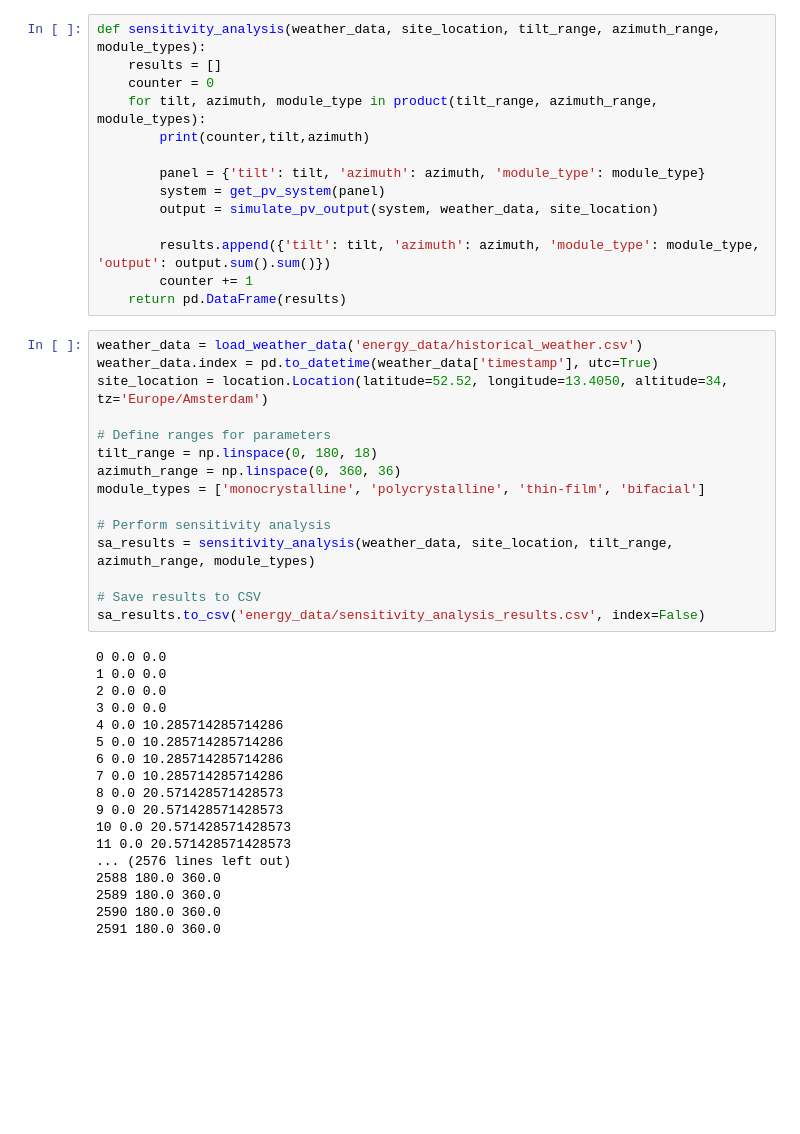
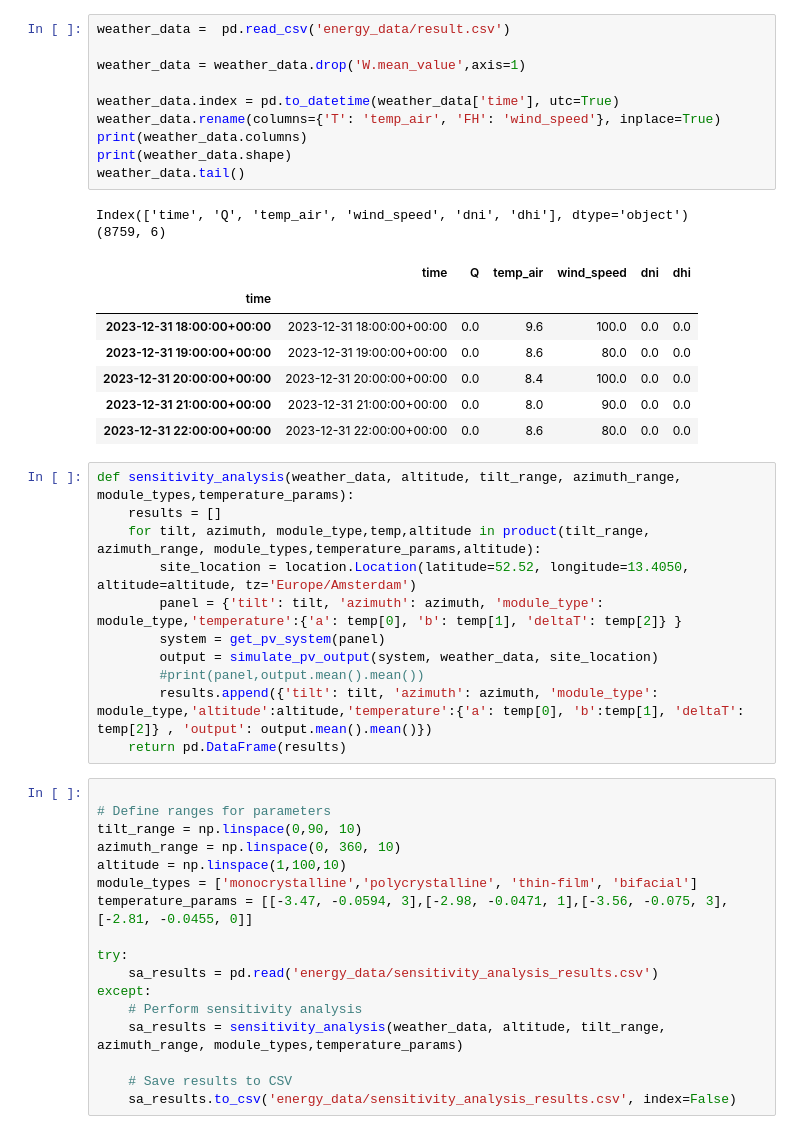
Before and after one commit to Tiburso/EnerVision, a Jupyter notebook: energy_prediction/sensitivity_analysis.ipynb, the cells around one changed output. Drawn from its saved outputs; the diff is of its cells as text; blank space fills up the shorter version.

```diff
--- a/energy_prediction/sensitivity_analysis.ipynb
+++ b/energy_prediction/sensitivity_analysis.ipynb
@@ -17,47 +61,48 @@ please provide us feedback at https://github.com/pandas-dev/pandas/issues/54466
+# %%
+weather_data =  pd.read_csv('energy_data/result.csv')
+
+weather_data = weather_data.drop('W.mean_value',axis=1)
+
+weather_data.index = pd.to_datetime(weather_data['time'], utc=True)
+weather_data.rename(columns={'T': 'temp_air', 'FH': 'wind_speed'}, inplace=True)
+print(weather_data.columns)
+print(weather_data.shape)
+weather_data.tail()
+# %% [output]
+Index(['time', 'Q', 'temp_air', 'wind_speed', 'dni', 'dhi'], dtype='object')
+(8759, 6)
+|  | time | Q | temp_air | wind_speed | dni | dhi |
+| time |  |  |  |  |  |  |
+| 2023-12-31 18:00:00+00:00 | 2023-12-31 18:00:00+00:00 | 0.0 | 9.6 | 100.0 | 0.0 | 0.0 |
+| 2023-12-31 19:00:00+00:00 | 2023-12-31 19:00:00+00:00 | 0.0 | 8.6 | 80.0 | 0.0 | 0.0 |
+| 2023-12-31 20:00:00+00:00 | 2023-12-31 20:00:00+00:00 | 0.0 | 8.4 | 100.0 | 0.0 | 0.0 |
+| 2023-12-31 21:00:00+00:00 | 2023-12-31 21:00:00+00:00 | 0.0 | 8.0 | 90.0 | 0.0 | 0.0 |
+| 2023-12-31 22:00:00+00:00 | 2023-12-31 22:00:00+00:00 | 0.0 | 8.6 | 80.0 | 0.0 | 0.0 |
 # %%
-def sensitivity_analysis(weather_data, site_location, tilt_range, azimuth_range, module_types):
+def sensitivity_analysis(weather_data, altitude, tilt_range, azimuth_range, module_types,temperature_params):
     results = []
-    counter = 0
-    for tilt, azimuth, module_type in product(tilt_range, azimuth_range, module_types):
-        print(counter,tilt,azimuth)
-
-        panel = {'tilt': tilt, 'azimuth': azimuth, 'module_type': module_type}
+    for tilt, azimuth, module_type,temp,altitude in product(tilt_range, azimuth_range, module_types,temperature_params,altitude):
+        site_location = location.Location(latitude=52.52, longitude=13.4050, altitude=altitude, tz='Europe/Amsterdam')
+        panel = {'tilt': tilt, 'azimuth': azimuth, 'module_type': module_type,'temperature':{'a': temp[0], 'b': temp[1], 'deltaT': temp[2]} }
         system = get_pv_system(panel)
         output = simulate_pv_output(system, weather_data, site_location)
-
-        results.append({'tilt': tilt, 'azimuth': azimuth, 'module_type': module_type, 'output': output.sum().sum()})
-        counter += 1
+        #print(panel,output.mean().mean())
+        results.append({'tilt': tilt, 'azimuth': azimuth, 'module_type': module_type,'altitude':altitude,'temperature':{'a': temp[0], 'b':temp[1], 'deltaT': temp[2]} , 'output': output.mean().mean()})
     return pd.DataFrame(results)
 # %%
-weather_data = load_weather_data('energy_data/historical_weather.csv')
-weather_data.index = pd.to_datetime(weather_data['timestamp'], utc=True)
-site_location = location.Location(latitude=52.52, longitude=13.4050, altitude=34, tz='Europe/Amsterdam')
 
 # Define ranges for parameters
-tilt_range = np.linspace(0, 180, 18)
-azimuth_range = np.linspace(0, 360, 36)
-module_types = ['monocrystalline', 'polycrystalline', 'thin-film', 'bifacial']
+tilt_range = np.linspace(0,90, 10)
+azimuth_range = np.linspace(0, 360, 10)
+altitude = np.linspace(1,100,10)
+module_types = ['monocrystalline','polycrystalline', 'thin-film', 'bifacial']
+temperature_params = [[-3.47, -0.0594, 3],[-2.98, -0.0471, 1],[-3.56, -0.075, 3],[-2.81, -0.0455, 0]]
 
-# Perform sensitivity analysis
-sa_results = sensitivity_analysis(weather_data, site_location, tilt_range, azimuth_range, module_types)
+try:
+    sa_results = pd.read('energy_data/sensitivity_analysis_results.csv')
+except:
+    # Perform sensitivity analysis
+    sa_results = sensitivity_analysis(weather_data, altitude, tilt_range, azimuth_range, module_types,temperature_params)
 
-# Save results to CSV
-sa_results.to_csv('energy_data/sensitivity_analysis_results.csv', index=False)
+    # Save results to CSV
+    sa_results.to_csv('energy_data/sensitivity_analysis_results.csv', index=False)
-# %% [output]
-0 0.0 0.0
-1 0.0 0.0
-2 0.0 0.0
-3 0.0 0.0
-4 0.0 10.285714285714286
-5 0.0 10.285714285714286
-6 0.0 10.285714285714286
-7 0.0 10.285714285714286
-8 0.0 20.571428571428573
-9 0.0 20.571428571428573
-10 0.0 20.571428571428573
-11 0.0 20.571428571428573
-... (2576 lines left out)
-2588 180.0 360.0
-2589 180.0 360.0
-2590 180.0 360.0
-2591 180.0 360.0
```
Also changed, not shown: parts of 11 cells of this notebook, 5 other files.
